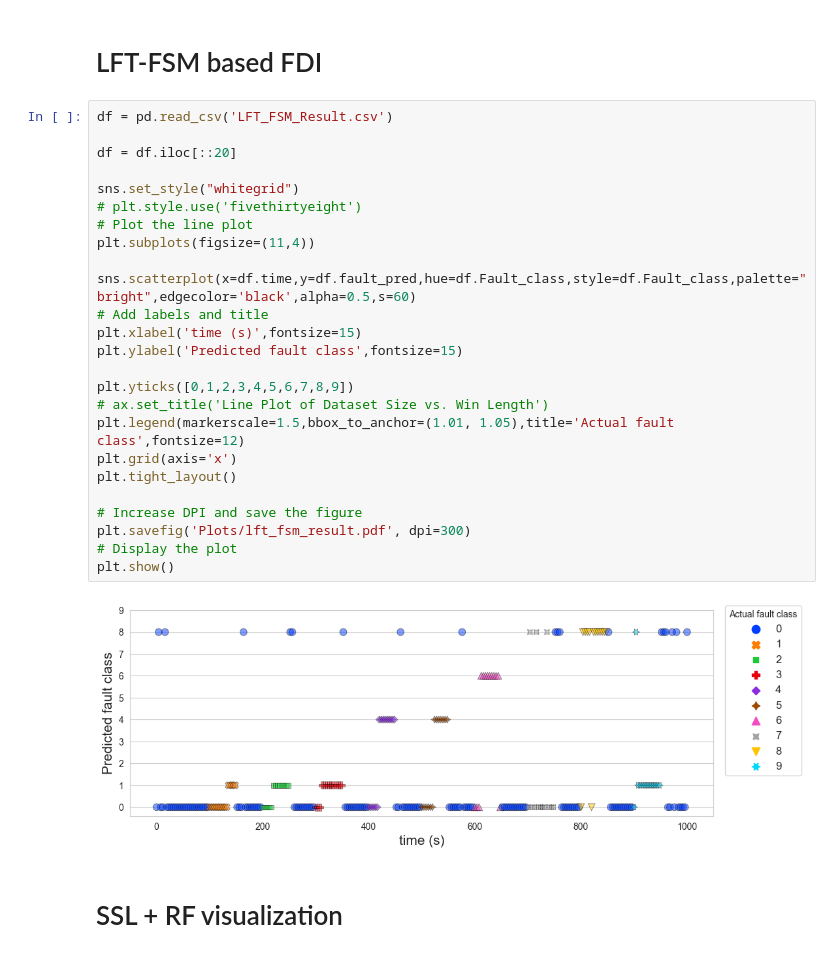
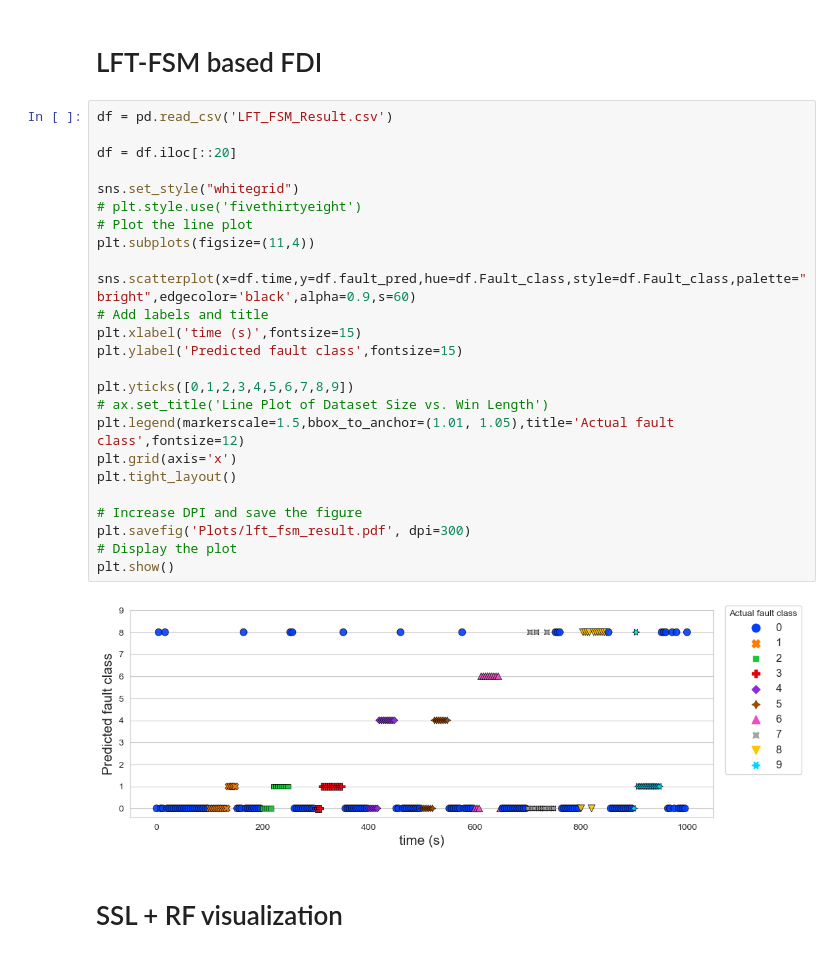
Before and after one commit to mohan696matlab/SSL_based_Hybrid_FDI, a Jupyter notebook: Plots_paper.ipynb, the cells around one changed output. Drawn from its saved outputs; the diff is of its cells as text.

```diff
--- a/Plots_paper.ipynb
+++ b/Plots_paper.ipynb
@@ -324,29 +200,29 @@ plt.show()
 # %%
 df = pd.read_csv('LFT_FSM_Result.csv')
 
 df = df.iloc[::20]
 
 sns.set_style("whitegrid")
 # plt.style.use('fivethirtyeight')
 # Plot the line plot
 plt.subplots(figsize=(11,4))
 
-sns.scatterplot(x=df.time,y=df.fault_pred,hue=df.Fault_class,style=df.Fault_class,palette="bright",edgecolor='black',alpha=0.5,s=60)
+sns.scatterplot(x=df.time,y=df.fault_pred,hue=df.Fault_class,style=df.Fault_class,palette="bright",edgecolor='black',alpha=0.9,s=60)
 # Add labels and title
 plt.xlabel('time (s)',fontsize=15)
 plt.ylabel('Predicted fault class',fontsize=15)
 
 plt.yticks([0,1,2,3,4,5,6,7,8,9])
 # ax.set_title('Line Plot of Dataset Size vs. Win Length')
 plt.legend(markerscale=1.5,bbox_to_anchor=(1.01, 1.05),title='Actual fault class',fontsize=12)
 plt.grid(axis='x')
 plt.tight_layout()
 
 # Increase DPI and save the figure
 plt.savefig('Plots/lft_fsm_result.pdf', dpi=300)
 # Display the plot
 plt.show()
 # %% [output]
-[figure, old version]
+[figure, new version]
 # %% [markdown]
 # SSL + RF visualization
```
Also changed, not shown: parts of 22 cells of this notebook, 21 other files.
